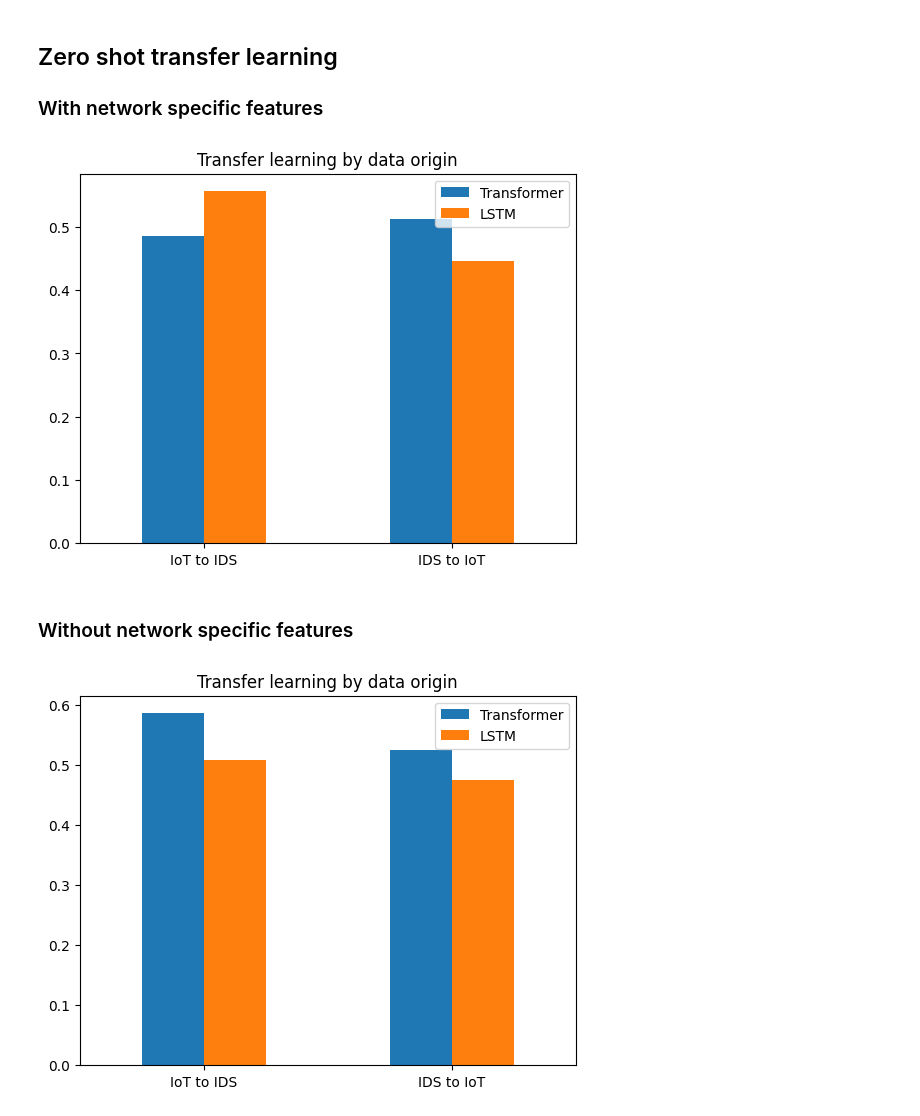
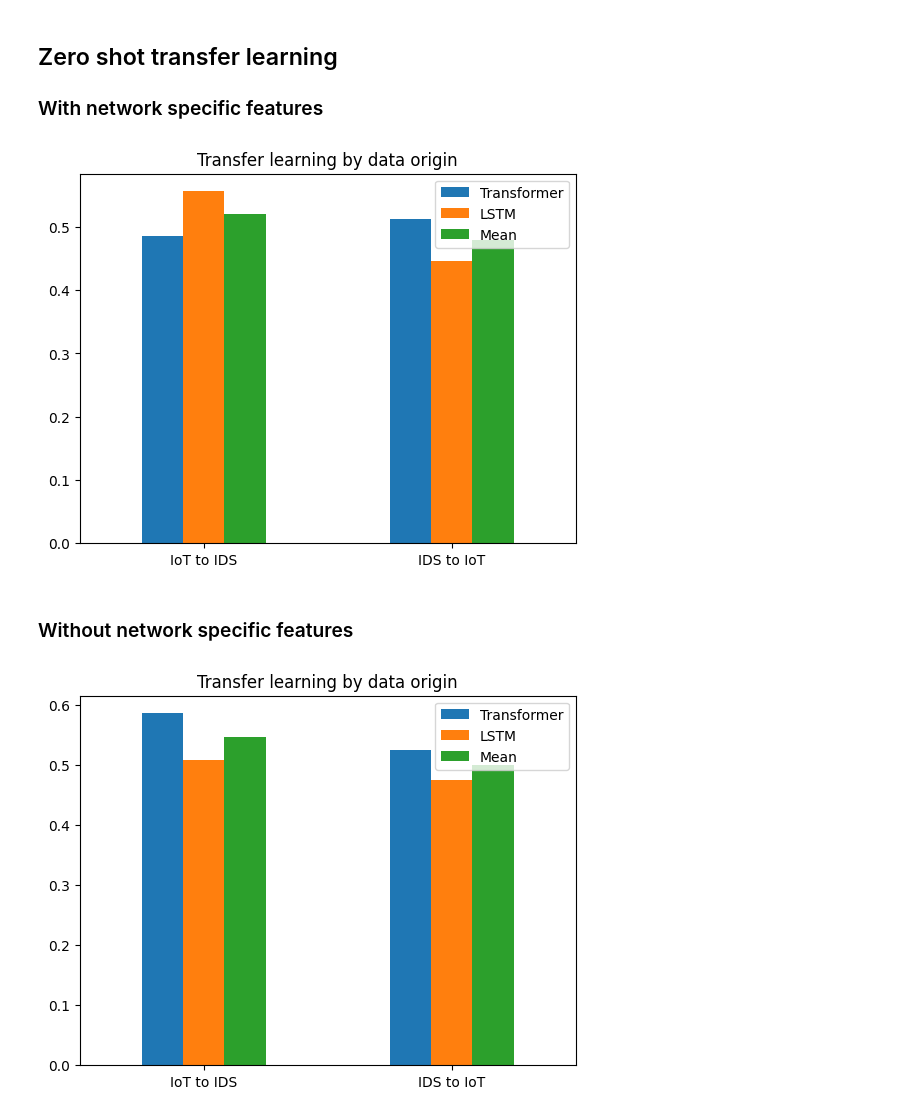
Before and after one commit to thetonk/master-thesis, a Jupyter notebook: notebooks/iot-ids-transfer-learning-results.ipynb, the cells around one changed output. Cells and saved outputs as stored; diff of their text form; code cells hidden in the pictures.

```diff
--- a/notebooks/iot-ids-transfer-learning-results.ipynb
+++ b/notebooks/iot-ids-transfer-learning-results.ipynb
@@ -68,24 +72,26 @@ fig.savefig("iot_vs_ids_few_shot_removed.pdf")
 # %%
 transformer_df = pd.read_csv(os.path.join(RESULTS_DIR, "transformer/zero_shot/iot_vs_ids/with_network_specific_features/30_epochs_early_stop/binary_metrics/results_transformer_TL_zero_shot.csv"))
 
 lstm_df = pd.read_csv(os.path.join(RESULTS_DIR, "lstm/zero_shot/iot_vs_ids/with_network_specific_features/5_epochs_early_stop/binary_metrics/results_lstm_TL_zero_shot.csv"))
 transformer_iot_ids = transformer_df.loc[transformer_df["Fold #"] == 1]
 transformer_ids_iot = transformer_df.loc[transformer_df["Fold #"] == 2]
 lstm_iot_ids = lstm_df.loc[transformer_df["Fold #"] == 1]
 lstm_ids_iot = lstm_df.loc[transformer_df["Fold #"] == 2]
 
 data = [
-    [transformer_iot_ids["Accuracy"].mean(), lstm_iot_ids["Accuracy"].mean()],
-    [transformer_ids_iot["Accuracy"].mean(), lstm_ids_iot["Accuracy"].mean()]
+    [transformer_iot_ids["Accuracy"].mean(), lstm_iot_ids["Accuracy"].mean(),
+     (transformer_iot_ids["Accuracy"].mean() + lstm_iot_ids["Accuracy"].mean()) / 2],
+    [transformer_ids_iot["Accuracy"].mean(), lstm_ids_iot["Accuracy"].mean(),
+     (transformer_ids_iot["Accuracy"].mean() + lstm_ids_iot["Accuracy"].mean()) / 2]
 ]
-metrics_df = pd.DataFrame(data, columns=["Transformer", "LSTM"], index=["IoT to IDS", "IDS to IoT"])
+metrics_df = pd.DataFrame(data, columns=["Transformer", "LSTM", "Mean"], index=["IoT to IDS", "IDS to IoT"])
 
 ax = metrics_df.plot(kind='bar', rot=0)
 ax.set_title("Transfer learning by data origin")
 fig = ax.get_figure()
 fig.savefig("iot_vs_ids_zero_shot.pdf")
 # %% [output]
-[figure, old version]
+[figure, new version]
 # %% [markdown]
 ### Without network specific features
 # %%
@@ -98,14 +104,16 @@ lstm_iot_ids = lstm_df.loc[transformer_df["Fold #"] == 1]
 lstm_ids_iot = lstm_df.loc[transformer_df["Fold #"] == 2]
 
 data = [
-    [transformer_iot_ids["Accuracy"].mean(), lstm_iot_ids["Accuracy"].mean()],
-    [transformer_ids_iot["Accuracy"].mean(), lstm_ids_iot["Accuracy"].mean()]
+    [transformer_iot_ids["Accuracy"].mean(), lstm_iot_ids["Accuracy"].mean(),
+     (transformer_iot_ids["Accuracy"].mean() + lstm_iot_ids["Accuracy"].mean()) / 2],
+    [transformer_ids_iot["Accuracy"].mean(), lstm_ids_iot["Accuracy"].mean(),
+     (transformer_ids_iot["Accuracy"].mean() + lstm_ids_iot["Accuracy"].mean()) / 2]
 ]
-metrics_df = pd.DataFrame(data, columns=["Transformer", "LSTM"], index=["IoT to IDS", "IDS to IoT"])
+metrics_df = pd.DataFrame(data, columns=["Transformer", "LSTM", "Mean"], index=["IoT to IDS", "IDS to IoT"])
 
 ax = metrics_df.plot(kind='bar', rot=0)
 ax.set_title("Transfer learning by data origin")
 fig = ax.get_figure()
 fig.savefig("iot_vs_ids_zero_shot_removed.pdf")
 # %% [output]
-[figure, old version]
+[figure, new version]
```
Also changed, not shown: parts of 2 cells of this notebook, 12 other files.
